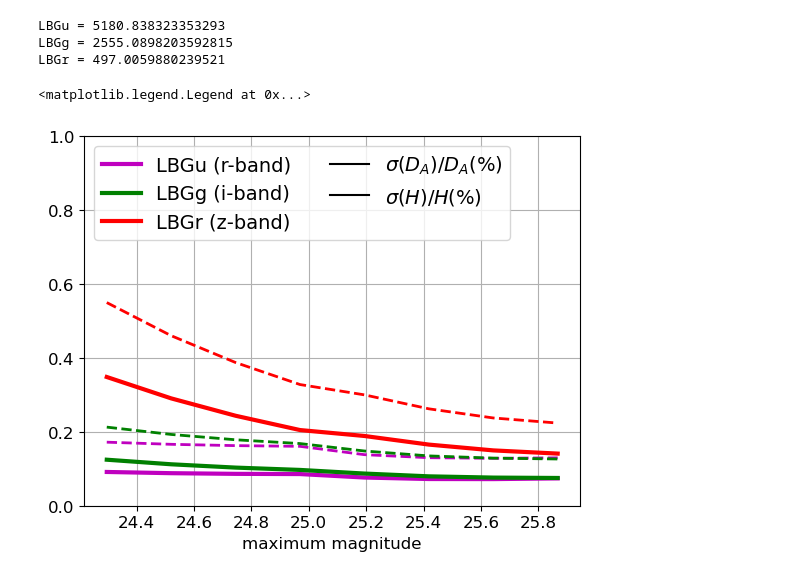
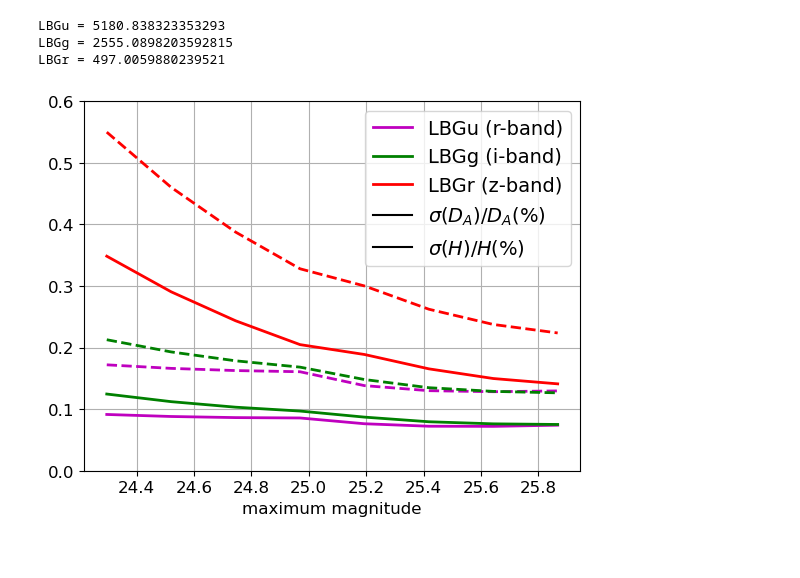
Before and after one commit to WST-Cosmology/WP221_Target_selection, a Jupyter notebook: plots_for_paper/2.dark_survey_forecasts_BAO.ipynb, the cells around one changed output. Saved outputs shown, nothing was run; the diff lists cells and outputs as text; code cells hidden in the pictures.

```diff
--- a/plots_for_paper/2.dark_survey_forecasts_BAO.ipynb
+++ b/plots_for_paper/2.dark_survey_forecasts_BAO.ipynb
@@ -51,38 +51,38 @@ for k, tracer in enumerate(['LBGu', 'LBGg', 'LBGr']):
     print(tracer, '=', survey['config_survey'][tracer+'_target_density'][i])
 
     mask_color = np.array(survey['config_survey']['tracers'])==tracer
 
     color = np.array(survey['config_survey']['color'])[mask_color][0]
 
 
 
 
     mask_index_tracer_in_survey = survey["config_survey"]['tracers'] == tracer
     x, y = survey['config_survey'][tracer+'_mag_centers'], 100*np.array(survey['per_tracer_forecasts'][tracer+'_sigma_Da_eff'])
     plt.plot(x, y, '-', label = tracer+ f' ({survey["config_survey"]["limiting_mag_band"][k]}-band)',
-                 color = color, lw=3,
+                 color = color, lw=2,
                  marker='', )
 
     x, y = survey['config_survey'][tracer+'_mag_centers'], 100*np.array(survey['per_tracer_forecasts'][tracer+'_sigma_H_eff'])
     plt.plot(x, y, ls='--',
                  color = color, lw=2,
                  )
-plt.ylim(0.000, 1)
+plt.ylim(0.000, 0.6)
 plt.grid()
 #plt.ylim(0.0005, 0.4)
 #plt.yscale('log')
 #plt.ylabel(r'$\sigma(f_{\rm NL})$', fontsize=15)
 plt.xlabel(r'maximum magnitude', fontsize=12)
 plt.plot([], [], '-k', label = r'$\sigma(D_A)/D_A (\%)$')
 plt.plot([], [], '-k', label = r'$\sigma(H)/H (\%)$')
 plt.tick_params(axis='both', labelsize=12)
-plt.legend(fontsize=14, ncols=2, loc='upper left')
+plt.legend(fontsize=14, ncols=1, loc='upper right')
+plt.savefig(f'../figures_for_paper/lbg_bao.png', dpi = 200, bbox_inches='tight',)
 # %% [output]
 LBGu = 5180.838323353293
 LBGg = 2555.0898203592815
 LBGr = 497.0059880239521
-<matplotlib.legend.Legend at 0x...>
-[figure, old version]
+[figure, new version]
 # %%
 sigma_omega_m = 1000
 h_fid         = 0.677
```
Also changed, not shown: parts of 2 cells of this notebook, 38 other files.
